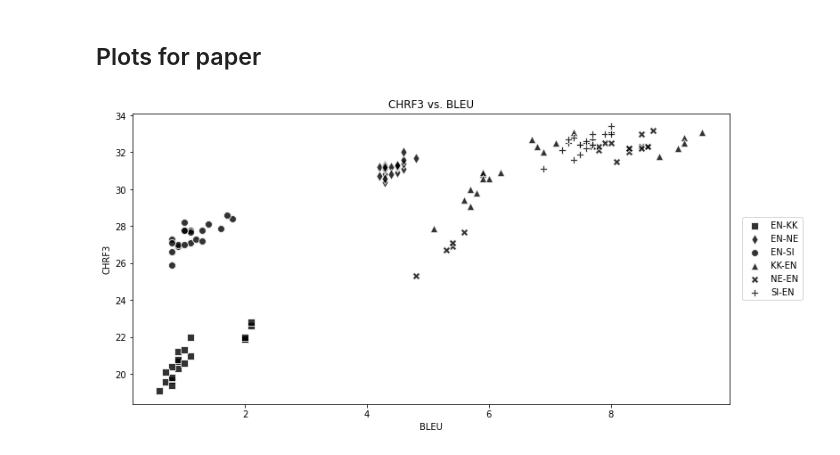
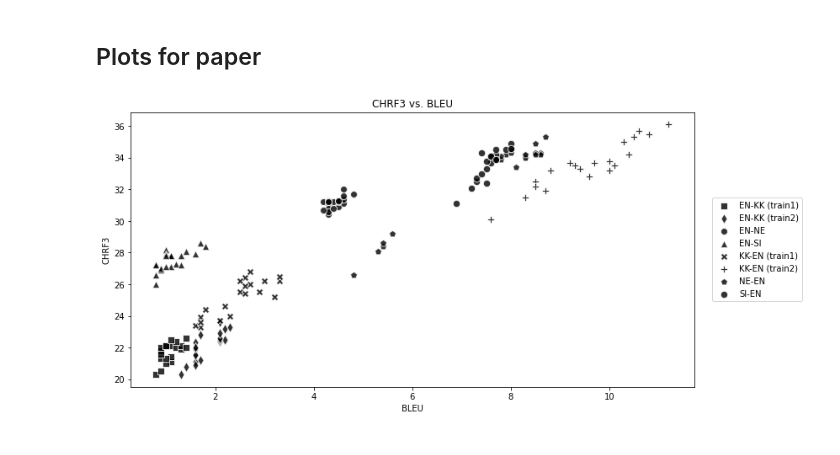
Before and after one commit to j0ma/flores, a Jupyter notebook: combined-results-analysis.ipynb, the cells around one changed output. Cells and saved outputs as stored; diff of their text form; code cells hidden in the pictures.

```diff
--- a/combined-results-analysis.ipynb
+++ b/combined-results-analysis.ipynb
@@ -444,0 +489,4 @@ eta_table_chrf3.join(eta_table_chrf3_old, rsuffix=" (old KK data)")
+# %%
+combined_results_bigmodel = pd.concat([combined_results_big, combined_results_old_big], ignore_index=True).drop_duplicates()
+# %%
+combined_results_bigmodel = combined_results_bigmodel[~combined_results_bigmodel.pair.str.contains('GU')]
@@ -445,28 +670,28 @@ eta_table_chrf3.join(eta_table_chrf3_old, rsuffix=" (old KK data)")
 # %% [markdown]
 ## Plots for paper
 # %%
-for_paper = combined_results.copy()
+for_paper = combined_results_bigmodel.copy()
 # %%
 for_paper.columns = ['Language pair', 'Segmentation method', 'Seed', 'BLEU', 'CHRF3']
-for_paper['Language pair'] = for_paper['Language pair'].str.upper()
+for_paper['Language pair'] = for_paper['Language pair'].str.upper().str.replace('TRAIN', 'train')
 # %%
 from itertools import cycle
 plt.figure(figsize=(12, 6))
 ax = plt.gca()
 ax.patch.set_facecolor('#FFFFFF')
 lang_pairs = for_paper.groupby('Language pair')
 markers = ['s', 'd', '8', '^', 'X', 'P', 'p', 'o']
 legend_labels = []
 for (name, lang_pair), marker in zip(lang_pairs, cycle(markers)):
     ax.scatter(lang_pair.BLEU, lang_pair.CHRF3,
                marker=marker, color='k', alpha=.8,
                s=70, edgecolor='white')
     legend_labels.append(name)
 ax.set_xlabel('BLEU')
 ax.set_ylabel('CHRF3')
 ax.legend(labels=legend_labels, loc='center right',
-          ncol=1, bbox_to_anchor=(1.13,  .5))
+          ncol=1, bbox_to_anchor=(1.2,  .5))
 ax.set_title('CHRF3 vs. BLEU')
 plt.show()
 # %% [output]
-[figure, old version]
+[figure, new version]
```
Also changed, not shown: parts of 56 cells of this notebook.
